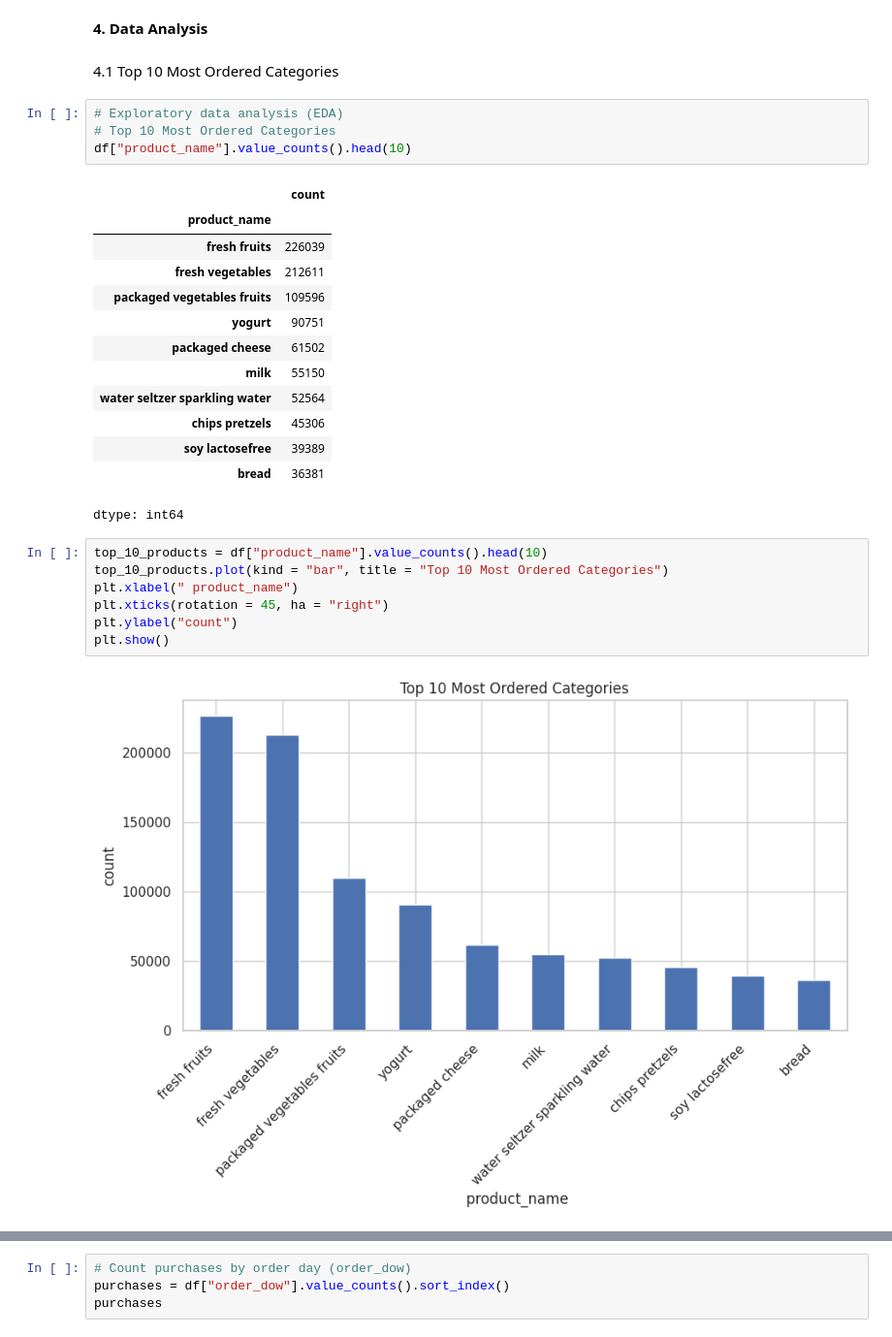
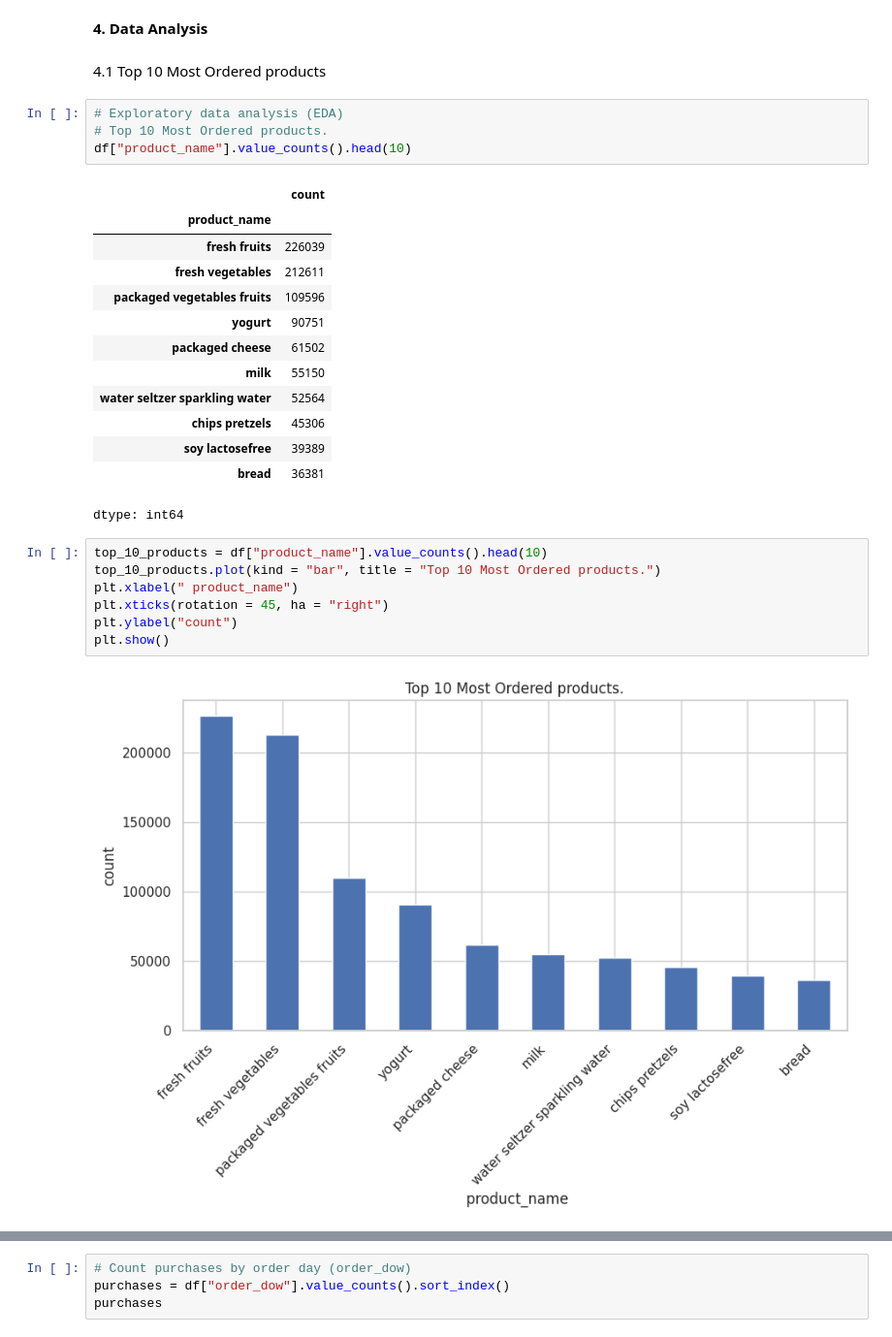
Before and after one commit to duangkamon214/Customer-Purchasing-Behavior-analysis, a Jupyter notebook: Customer_Purchasing_Behavior_Analysis.ipynb, the cells around one changed output, grey strips where cells are left out. Shown at 97% size. Drawn from its saved outputs; the diff is of its cells as text.

```diff
--- a/Customer_Purchasing_Behavior_Analysis.ipynb
+++ b/Customer_Purchasing_Behavior_Analysis.ipynb
@@ -181,10 +181,10 @@ dtype: int64
 # %% [markdown]
 **4. Data Analysis**
 # %% [markdown]
-4.1 Top 10 Most Ordered Categories
+4.1 Top 10 Most Ordered products
 # %%
 # Exploratory data analysis (EDA)
-# Top 10 Most Ordered Categories
+# Top 10 Most Ordered products.
 df["product_name"].value_counts().head(10)
 # %% [output]
 |  | count |
@@ -202,10 +202,10 @@ df["product_name"].value_counts().head(10)
 dtype: int64
 # %%
 top_10_products = df["product_name"].value_counts().head(10)
-top_10_products.plot(kind = "bar", title = "Top 10 Most Ordered Categories")
+top_10_products.plot(kind = "bar", title = "Top 10 Most Ordered products.")
 plt.xlabel(" product_name")
 plt.xticks(rotation = 45, ha = "right")
 plt.ylabel("count")
 plt.show()
 # %% [output]
-[figure, old version]
+[figure, new version]
```
Also changed, not shown: parts of 6 cells of this notebook.
